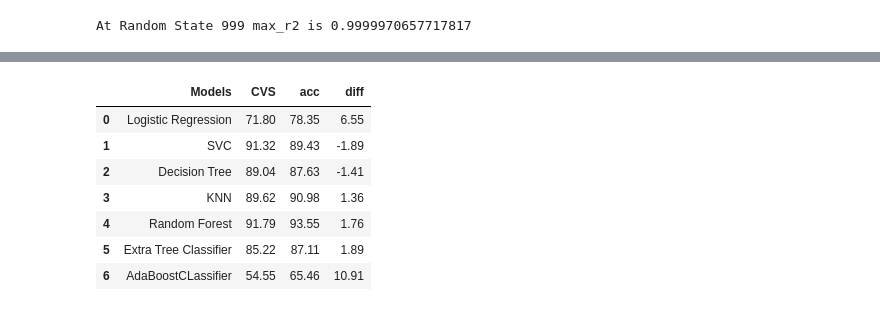
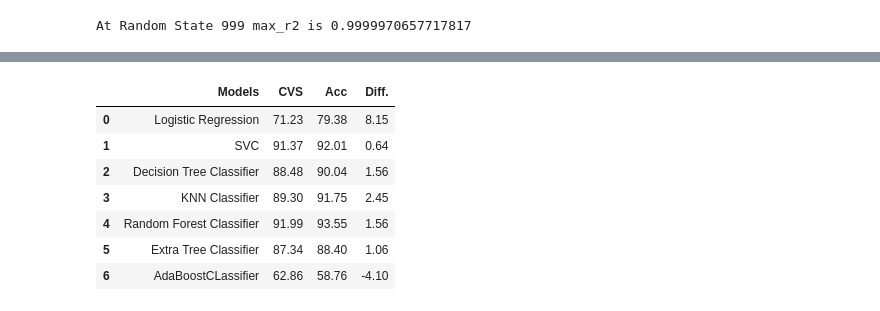
Before and after one commit to SudhanshuKumar19/Projects-, a Jupyter notebook: Evaluation Project 4 - Global Power Plant Database.ipynb, the cells around one changed output, grey strips where cells are left out. Saved outputs shown, nothing was run; the diff lists cells and outputs as text; code cells hidden in the pictures.

```diff
--- a/Evaluation Project 4 - Global Power Plant Database.ipynb
+++ b/Evaluation Project 4 - Global Power Plant Database.ipynb
@@ -1452,3 +1522,7 @@ model.append('Extra Tree Classifier')
+# %%
+CVS.append(87.34)
+Acc.append(88.40)
+Model.append("Extra Tree Classifier")
 # %%
 params_ada={'n_estimators':[10,20,30,50],'learning_rate':[1,0.9,0.8],'algorithm':['SAMME', 'SAMME.R'],'random_state':[43,33,56]}
 hypertuning(params_ada,ada)
@@ -1479,24 +1554,26 @@ Cross val score [0.5257732  0.50904393 0.56330749 0.59431525 0.53488372]
-# %%
-acc.append(65.46)
-CVS.append(54.55)
-model.append('AdaBoostCLassifier')
+# %%
+CVS.append(62.86)
+Acc.append(58.76)
+Model.append("AdaBoostCLassifier")
 # %%
-res=pd.DataFrame()
-res['Models']=model
-res['CVS']=CVS
-res['acc']=acc
-diff=[]
-for i in range(0,len(acc)):
-    diff.append(acc[i]-CVS[i])
-res['diff']=diff
-res
+output1 = pd.DataFrame()
+output1['Models'] = Model
+output1["CVS"] = CVS
+output1["Acc"] = Acc
+diff = []
+
+for i in range(0,len(Acc)):
+    diff.append(Acc[i]-CVS[i])
+output1["Diff."]=diff
-# %% [output]
-|  | Models | CVS | acc | diff |
-| 0 | Logistic Regression | 71.80 | 78.35 | 6.55 |
-| 1 | SVC | 91.32 | 89.43 | -1.89 |
-| 2 | Decision Tree | 89.04 | 87.63 | -1.41 |
-| 3 | KNN | 89.62 | 90.98 | 1.36 |
-| 4 | Random Forest | 91.79 | 93.55 | 1.76 |
-| 5 | Extra Tree Classifier | 85.22 | 87.11 | 1.89 |
-| 6 | AdaBoostCLassifier | 54.55 | 65.46 | 10.91 |
+# %%
+output1
+# %% [output]
+|  | Models | CVS | Acc | Diff. |
+| 0 | Logistic Regression | 71.23 | 79.38 | 8.15 |
+| 1 | SVC | 91.37 | 92.01 | 0.64 |
+| 2 | Decision Tree Classifier | 88.48 | 90.04 | 1.56 |
+| 3 | KNN Classifier | 89.30 | 91.75 | 2.45 |
+| 4 | Random Forest Classifier | 91.99 | 93.55 | 1.56 |
+| 5 | Extra Tree Classifier | 87.34 | 88.40 | 1.06 |
+| 6 | AdaBoostCLassifier | 62.86 | 58.76 | -4.10 |
 # %%
```
Also changed, not shown: parts of 178 cells of this notebook.
